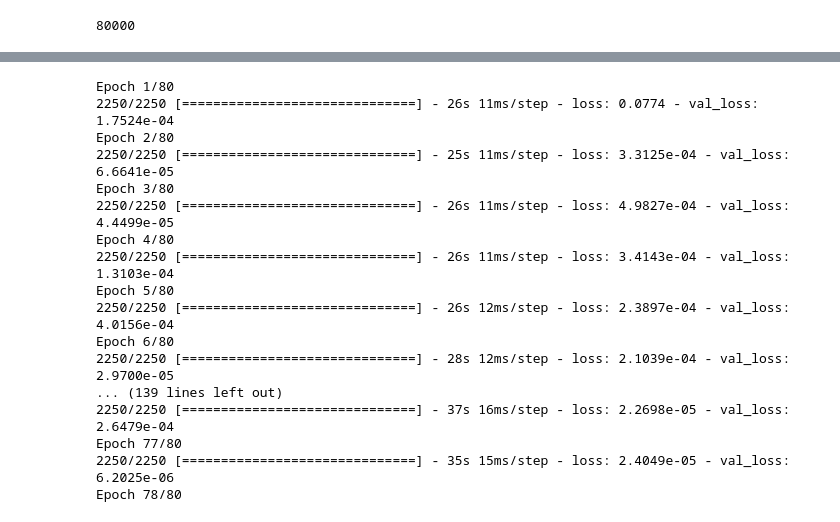
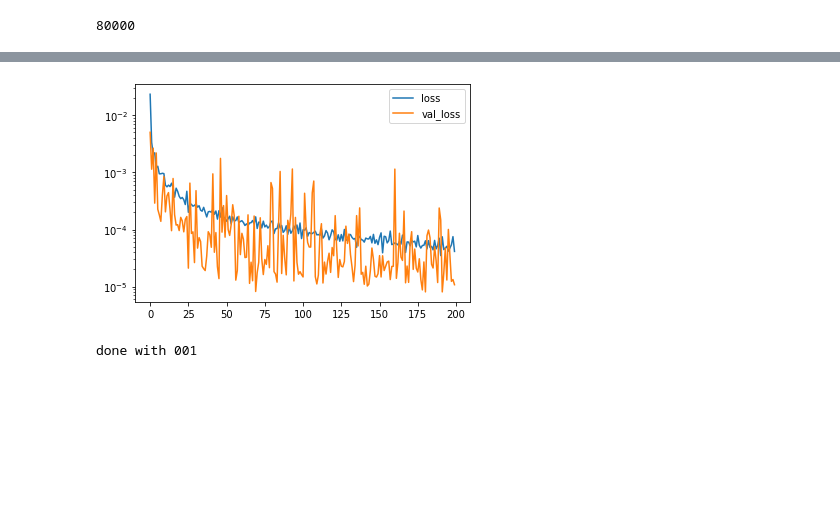
Before and after one commit to jscholtz/FastAGN, a Jupyter notebook: Determine_z_2Dish.ipynb, the cells around one changed output, grey strips where cells are left out. Cells and saved outputs as stored; diff of their text form; code cells hidden in the pictures; blank space fills up the shorter version.

```diff
--- a/Determine_z_2Dish.ipynb
+++ b/Determine_z_2Dish.ipynb
@@ -156,12 +203,9 @@ plt.show()
 # %%
-from keras.models import Sequential
-from keras.layers import Dense
+## Split data into training and evaluation
+NN = len(wfreq)
 
-## Split data into training and evaluation
+wboth = np.concatenate((wfreq[:,0].reshape((NN,1)),wfreq[:,-1].reshape((NN,1)),wflux),axis=1)
 
-wboth = np.concatenate((wfreq,wflux),axis=1)
-
-NN = len(wboth)
 train_frac = 0.8
 train_N = int(train_frac * NN)
 print(train_N)
@@ -183,10 +223,10 @@ wboth.shape
 ## Define Neural networks and compare
 
 model_001 = Sequential()
-model_001.add(Dense(800, input_dim=(4*window+2), activation='relu'))
-model_001.add(Dense(800, activation='relu'))
+model_001.add(Dense(400, input_dim=403, activation='relu'))
 model_001.add(Dense(400, activation='relu'))
-model_001.add(Dense(200, activation='relu'))
+model_001.add(Dense(400, activation='relu'))
+model_001.add(Dense(400, activation='relu'))
 model_001.add(Dense(20, activation='relu'))
 model_001.add(Dense(1))
 model_001.compile(loss='mean_squared_error', optimizer='adam')
@@ -193,26 +256,12 @@ model_001.compile(loss='mean_squared_error', optimizer='adam')
 # %%
 ## Run the damned training sessions
 
-history_001 = model_001.fit(trainx, trainy, epochs=80, verbose=1, shuffle=True, validation_split=0.1)
+history_001 = model_001.fit(trainx, trainy, epochs=200, verbose=1,\
+                            shuffle=True, validation_split=0.1,callbacks=[plot_losses])
 print("done with 001")
 # %% [output]
+[figure, added]
-Epoch 1/80
-2250/2250 [==============================] - 26s 11ms/step - loss: 0.0774 - val_loss: 1.7524e-04
-Epoch 2/80
-2250/2250 [==============================] - 25s 11ms/step - loss: 3.3125e-04 - val_loss: 6.6641e-05
-Epoch 3/80
-2250/2250 [==============================] - 26s 11ms/step - loss: 4.9827e-04 - val_loss: 4.4499e-05
-Epoch 4/80
-2250/2250 [==============================] - 26s 11ms/step - loss: 3.4143e-04 - val_loss: 1.3103e-04
-Epoch 5/80
-2250/2250 [==============================] - 26s 12ms/step - loss: 2.3897e-04 - val_loss: 4.0156e-04
-Epoch 6/80
-2250/2250 [==============================] - 28s 12ms/step - loss: 2.1039e-04 - val_loss: 2.9700e-05
-... (139 lines left out)
-2250/2250 [==============================] - 37s 16ms/step - loss: 2.2698e-05 - val_loss: 2.6479e-04
-Epoch 77/80
-2250/2250 [==============================] - 35s 15ms/step - loss: 2.4049e-05 - val_loss: 6.2025e-06
-Epoch 78/80
+done with 001
 # %%
 ## Shows the history of convergence...
 
```
Also changed, not shown: parts of 22 cells of this notebook, 5 other files.
